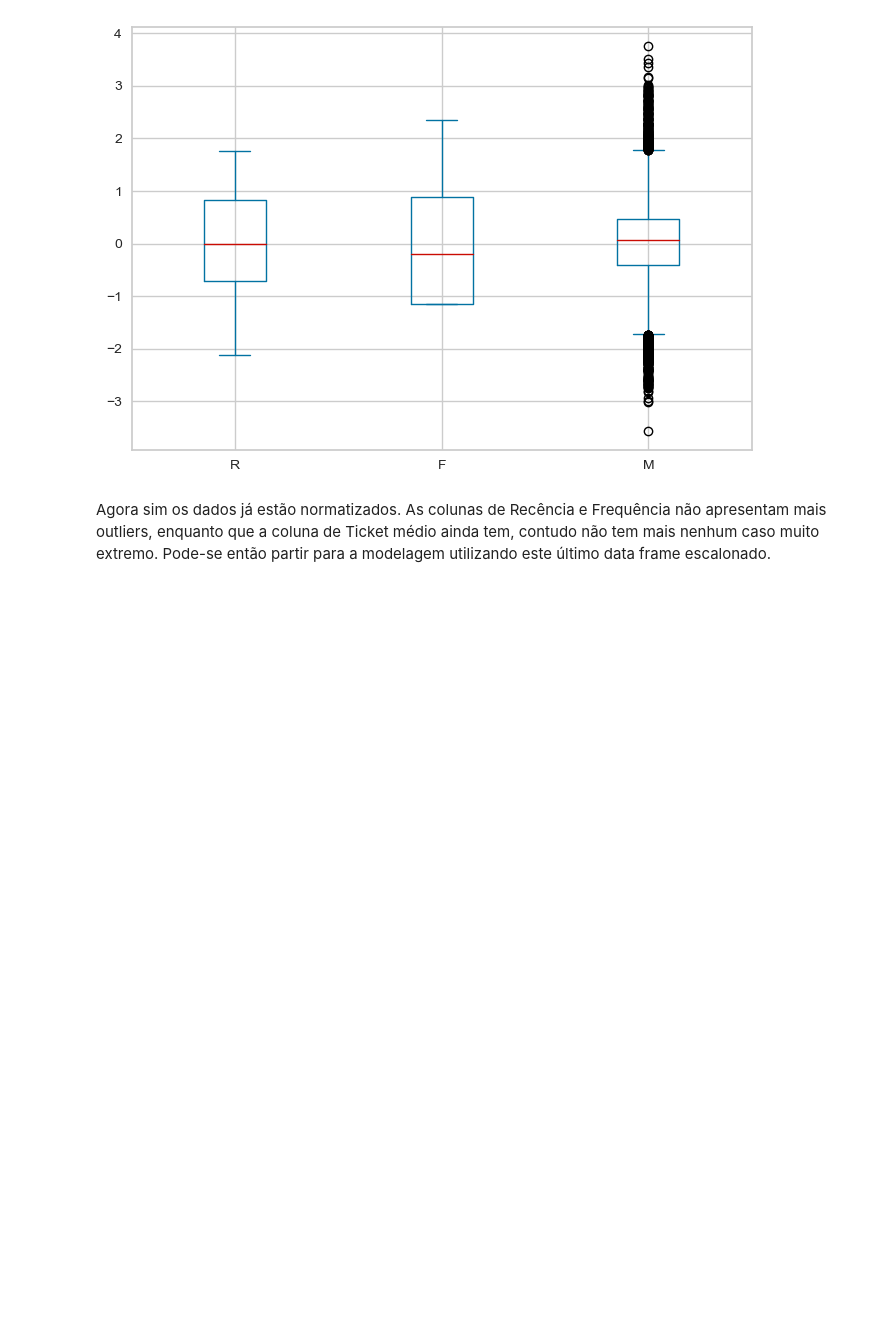
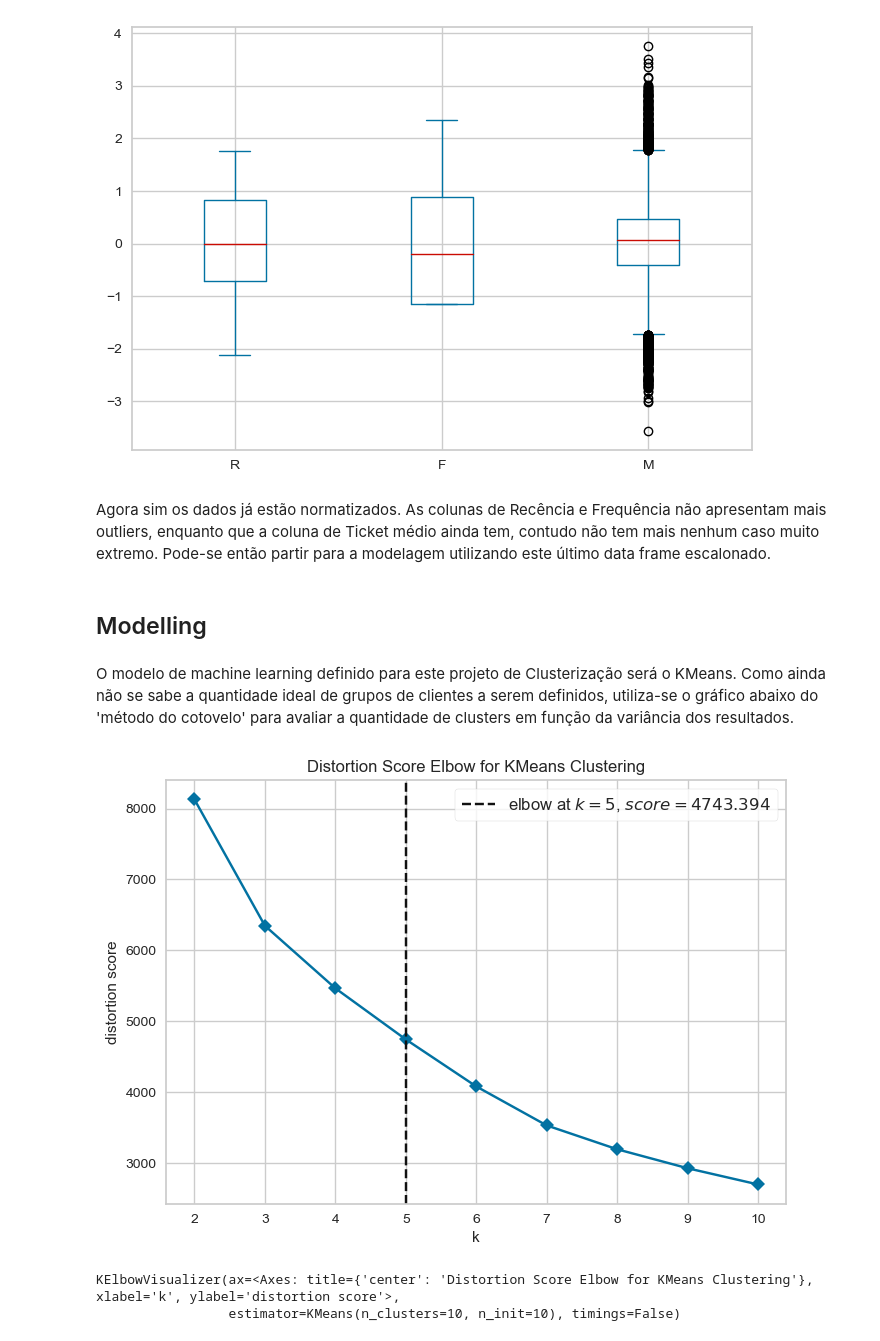
Before and after one commit to rfprates/clustering_rfm_metrics, a Jupyter notebook: clustering_rfm.ipynb, the cells around one changed output. Saved outputs shown, nothing was run; the diff lists cells and outputs as text; code cells hidden in the pictures; blank space fills up the shorter version.

```diff
--- a/clustering_rfm.ipynb
+++ b/clustering_rfm.ipynb
@@ -547,3 +547,13 @@ df_rfm_scaled.plot.box();
 [figure]
 # %% [markdown]
 Agora sim os dados já estão normatizados. As colunas de Recência e Frequência não apresentam mais outliers, enquanto que a coluna de Ticket médio ainda tem, contudo não tem mais nenhum caso muito extremo. Pode-se então partir para a modelagem utilizando este último data frame escalonado.
+# %% [markdown]
+## Modelling
+# %% [markdown]
+O modelo de machine learning definido para este projeto de Clusterização será o KMeans. Como ainda não se sabe a quantidade ideal de grupos de clientes a serem definidos, utiliza-se o gráfico abaixo do 'método do cotovelo' para avaliar a quantidade de clusters em função da variância dos resultados.
+# %%
+kelbow_visualizer(KMeans(n_init = 10), df_rfm_scaled, k = 10, timings = False)
+# %% [output]
+[figure, added]
+KElbowVisualizer(ax=<Axes: title={'center': 'Distortion Score Elbow for KMeans Clustering'}, xlabel='k', ylabel='distortion score'>,
+                 estimator=KMeans(n_clusters=10, n_init=10), timings=False)
```
Also changed, not shown: parts of 8 cells of this notebook.
